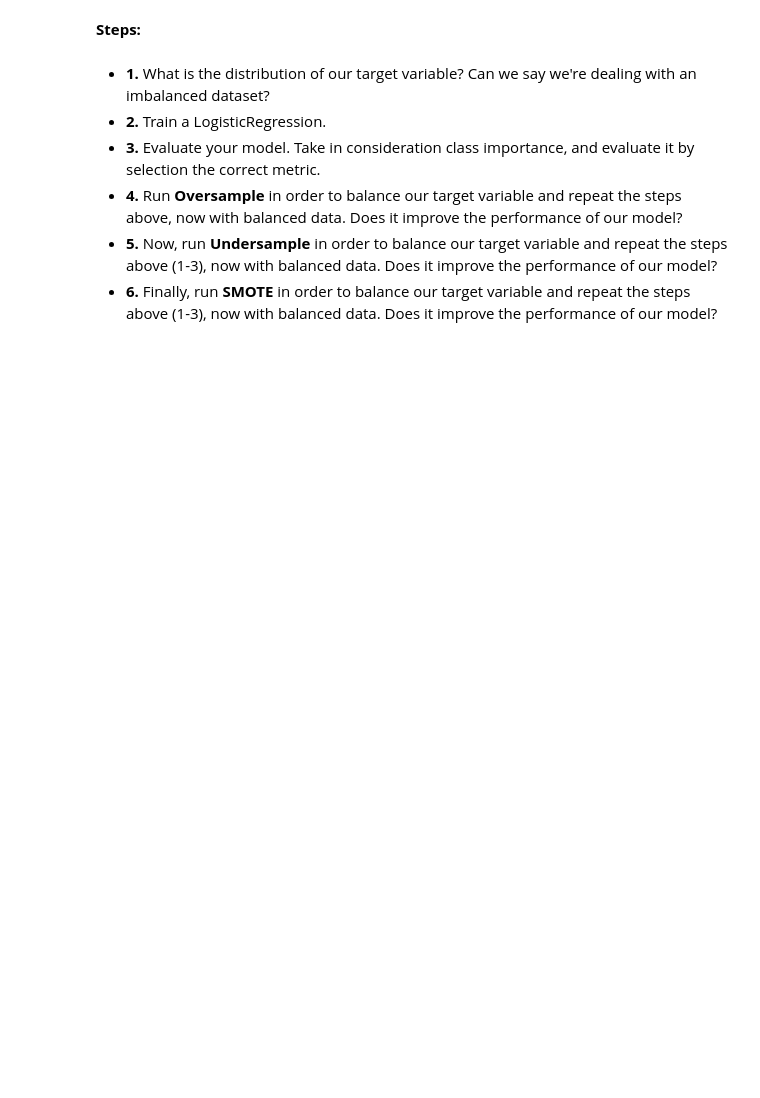
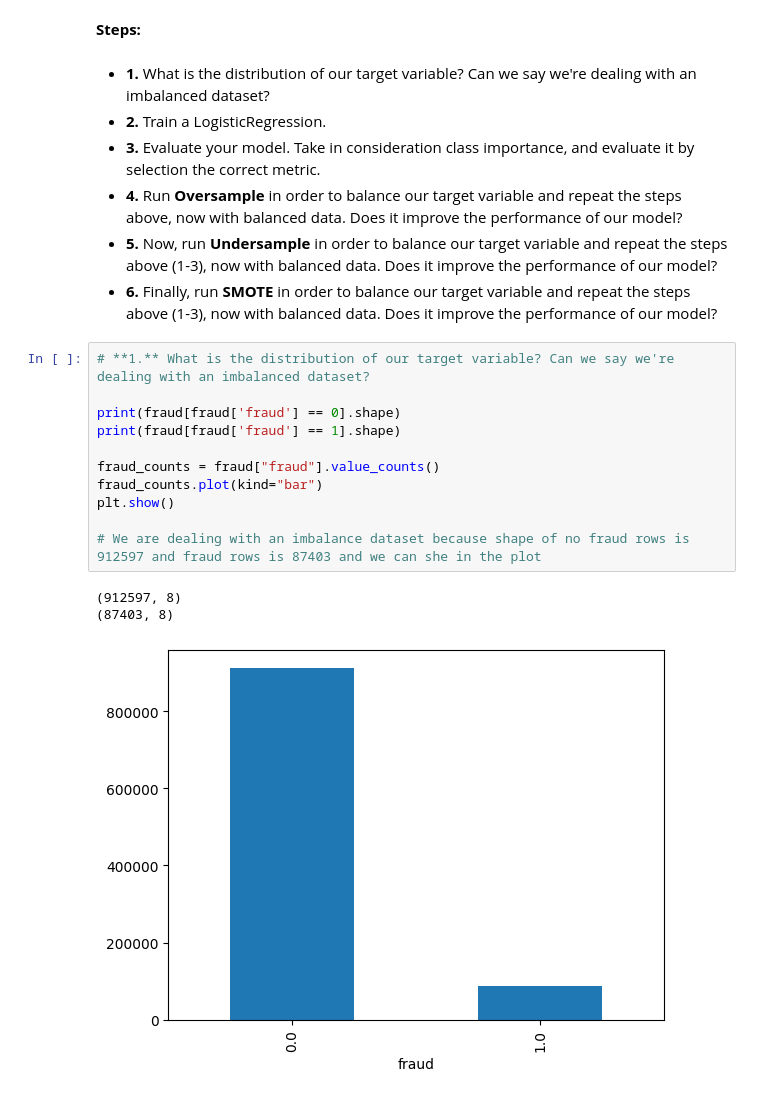
Before and after one commit to xim85/lab-imbalanced, a Jupyter notebook: lab-imbalanced.ipynb, the cells around one changed output. Cells and saved outputs as stored; diff of their text form; blank space fills up the shorter version.

```diff
--- a/lab-imbalanced.ipynb
+++ b/lab-imbalanced.ipynb
@@ -41,3 +47,18 @@ fraud.head()
 - **4.** Run **Oversample** in order to balance our target variable and repeat the steps above, now with balanced data. Does it improve the performance of our model?
 - **5.** Now, run **Undersample** in order to balance our target variable and repeat the steps above (1-3), now with balanced data. Does it improve the performance of our model?
 - **6.** Finally, run **SMOTE** in order to balance our target variable and repeat the steps above (1-3), now with balanced data. Does it improve the performance of our model?
+# %%
+# **1.** What is the distribution of our target variable? Can we say we're dealing with an imbalanced dataset?
+
+print(fraud[fraud['fraud'] == 0].shape)
+print(fraud[fraud['fraud'] == 1].shape)
+
+fraud_counts = fraud["fraud"].value_counts()
+fraud_counts.plot(kind="bar")
+plt.show()
+
+# We are dealing with an imbalance dataset because shape of no fraud rows is 912597 and fraud rows is 87403 and we can she in the plot
+# %% [output]
+(912597, 8)
+(87403, 8)
+[figure, added]
```
Also changed, not shown: parts of 23 cells of this notebook.
